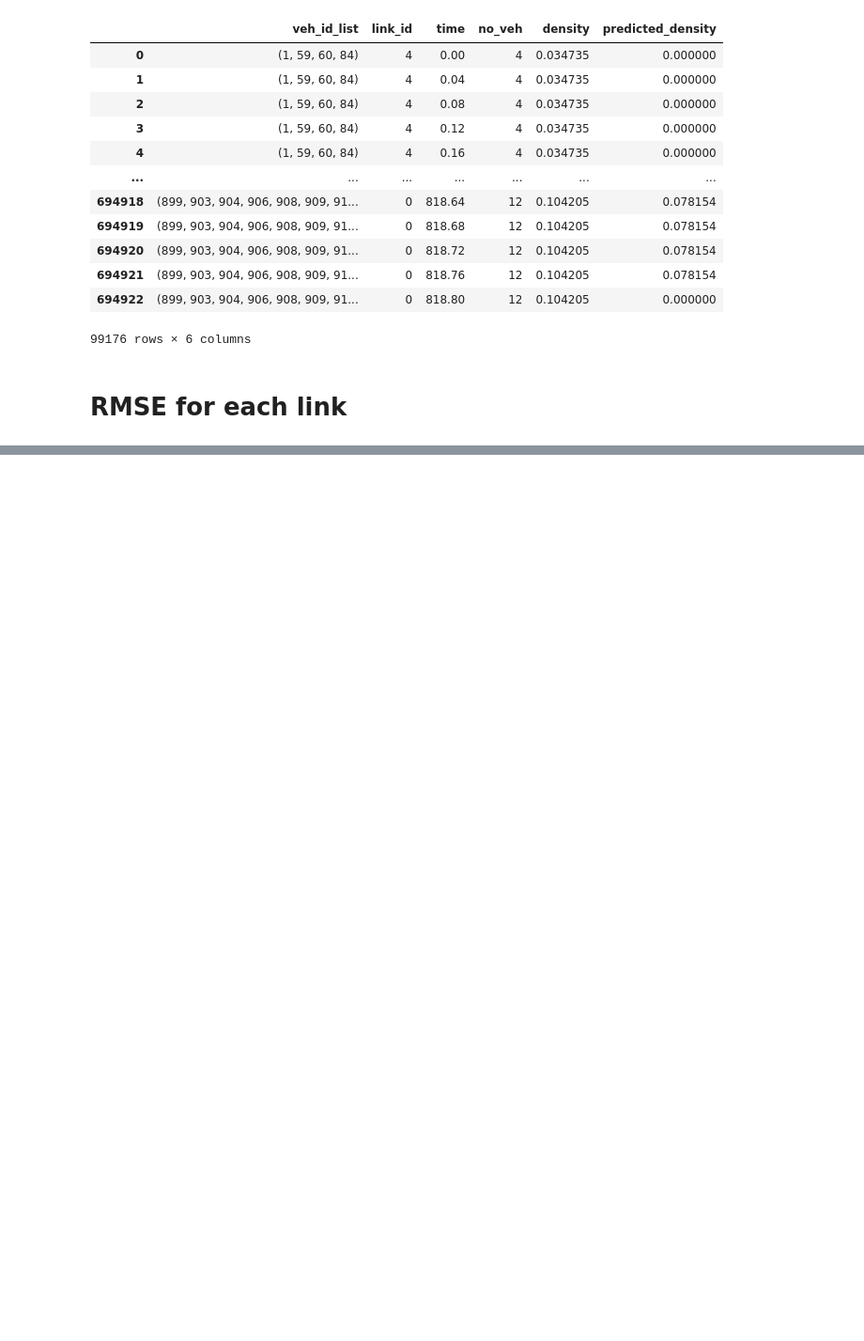
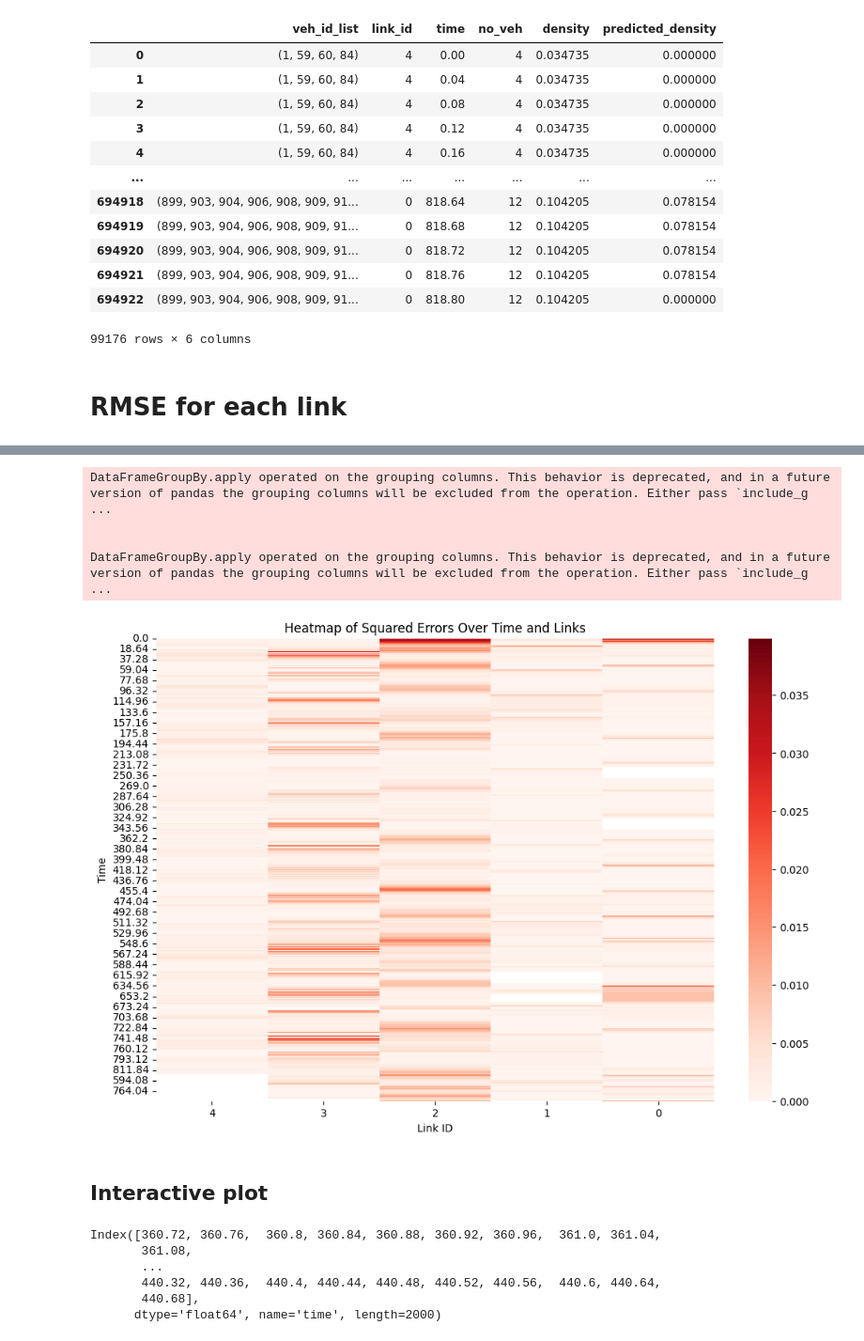
Before and after one commit to AmirHKiani98/eager_project, a Jupyter notebook: point_queue.ipynb, the cells around one changed output, grey strips where cells are left out. Shown at 94% size. Drawn from its saved outputs; the diff is of its cells as text; code cells hidden in the pictures; blank space fills up the shorter version.

```diff
--- a/point_queue.ipynb
+++ b/point_queue.ipynb
@@ -292,0 +295,26 @@ For link with id:  4  the RMSE is:  0.032407634420355824
+# %%
+import seaborn as sns
+
+duplicate_dropped["e2"] = (duplicate_dropped["density"] - duplicate_dropped["predicted_density"])**2
+duplicate_dropped.groupby("time").apply(lambda x: x.set_index("link_id")["e2"].to_dict()).to_dict()
+import matplotlib.pyplot as plt
+
+# Convert the dictionary to a DataFrame for easier plotting
+heatmap_df = pd.DataFrame.from_dict(duplicate_dropped.groupby("time").apply(lambda x: x.set_index("link_id")["e2"].to_dict()).to_dict(), orient='index')
+heatmap_df.index.name = 'time'
+
+# Plot the heatmap
+plt.figure(figsize=(12, 8))
+sns.heatmap(heatmap_df, cmap="Reds", annot=False)
+plt.title("Heatmap of Squared Errors Over Time and Links")
+plt.xlabel("Link ID")
+plt.ylabel("Time")
+plt.show()
+# %% [output]
+DataFrameGroupBy.apply operated on the grouping columns. This behavior is deprecated, and in a future version of pandas the grouping columns will be excluded from the operation. Either pass `include_g ...
+
+
+DataFrameGroupBy.apply operated on the grouping columns. This behavior is deprecated, and in a future version of pandas the grouping columns will be excluded from the operation. Either pass `include_g ...
+[figure, added]
+# %% [markdown]
+## Interactive plot
@@ -292,0 +349,9 @@ For link with id:  4  the RMSE is:  0.032407634420355824
+# %%
+heatmap_df.index
+# %% [output]
+Index([360.72, 360.76,  360.8, 360.84, 360.88, 360.92, 360.96,  361.0, 361.04,
+       361.08,
+       ...
+       440.32, 440.36,  440.4, 440.44, 440.48, 440.52, 440.56,  440.6, 440.64,
+       440.68],
+      dtype='float64', name='time', length=2000)
```
Also changed, not shown: parts of 9 cells of this notebook, 6 other files.
